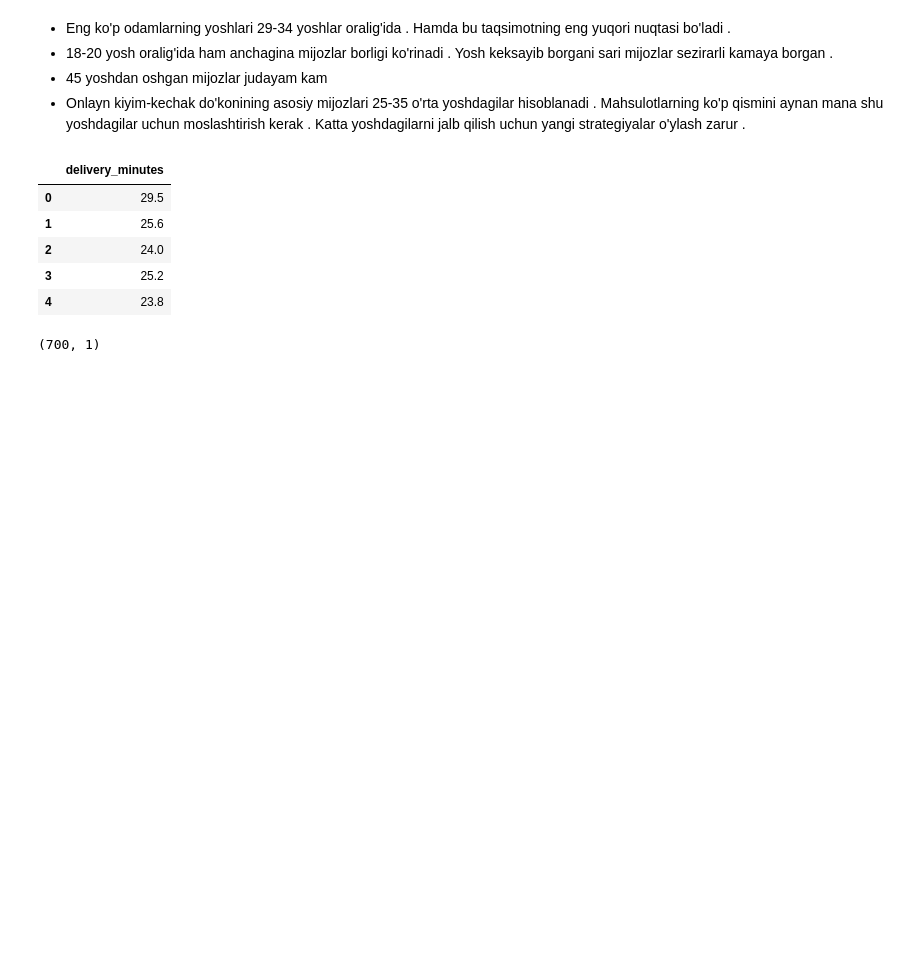
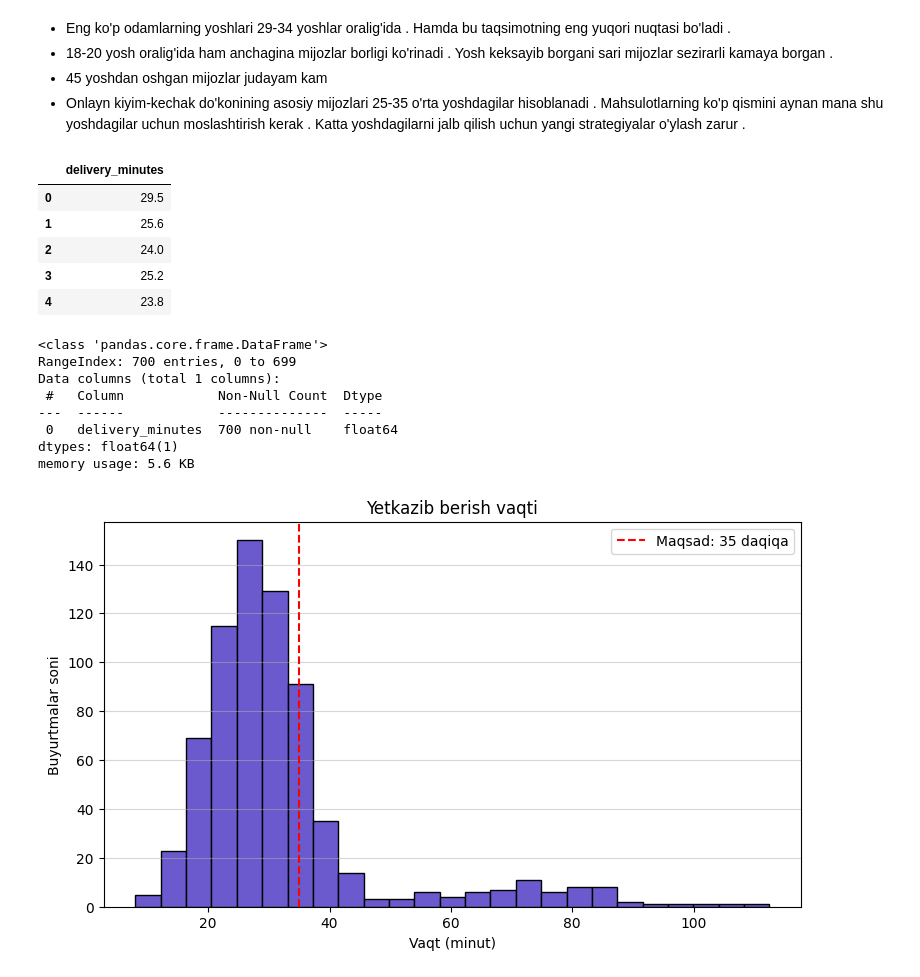
Before and after one commit to izzat-ai/learning-ai, a Jupyter notebook: data_visualization/matplotlib/practice.ipynb, the cells around one changed output. Cells and saved outputs as stored; diff of their text form; code cells hidden in the pictures; blank space fills up the shorter version.

```diff
--- a/data_visualization/matplotlib/practice.ipynb
+++ b/data_visualization/matplotlib/practice.ipynb
@@ -362,6 +362,28 @@ df_delivery_times.head()
 | 3 | 25.2 |
 | 4 | 23.8 |
 # %%
-df_delivery_times.shape
+df_delivery_times.info()
 # %% [output]
-(700, 1)
+<class 'pandas.core.frame.DataFrame'>
+RangeIndex: 700 entries, 0 to 699
+Data columns (total 1 columns):
+ #   Column            Non-Null Count  Dtype
+---  ------            --------------  -----
+ 0   delivery_minutes  700 non-null    float64
+dtypes: float64(1)
+memory usage: 5.6 KB
+# %%
+plt.figure(figsize=(9, 5))
+plt.hist(df_delivery_times['delivery_minutes'], bins=25, color='slateblue', edgecolor='black')
+
+plt.title("Yetkazib berish vaqti")
+plt.xlabel("Vaqt (minut)")
+plt.ylabel("Buyurtmalar soni")
+
+plt.axvline(x=35, color='red', linestyle='--', label='Maqsad: 35 daqiqa')
+plt.grid(axis='y', alpha=0.5)
+plt.legend()
+
+plt.show()
+# %% [output]
+[figure, added]
```
Also changed, not shown: parts of 3 cells of this notebook.
